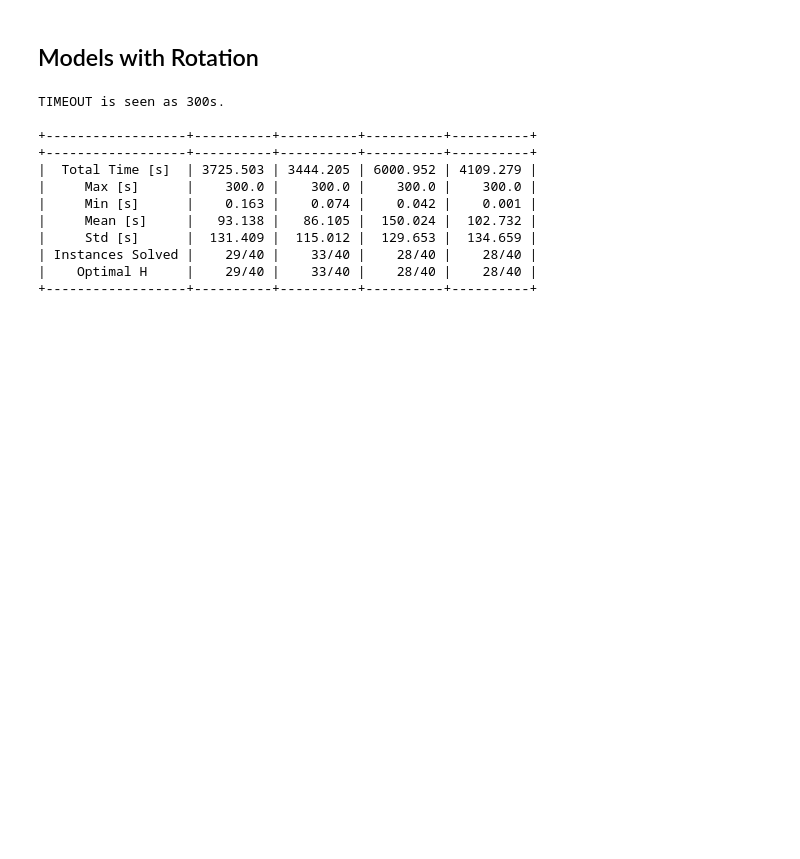
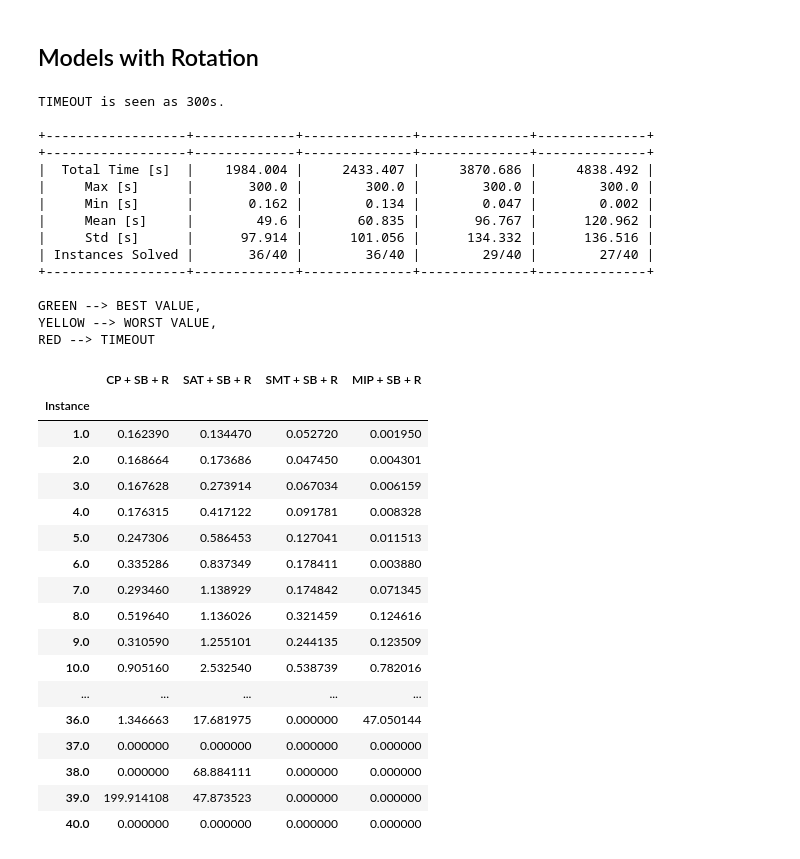
Before and after one commit to DitucSpa/VLSI, a Jupyter notebook: results.ipynb, the cells around one changed output. Saved outputs shown, nothing was run; the diff lists cells and outputs as text; code cells hidden in the pictures; blank space fills up the shorter version.

```diff
--- a/results.ipynb
+++ b/results.ipynb
@@ -97,26 +81,49 @@ res.style.apply(highlight_max, axis=1).apply(highlight_min, axis=1).apply(highli
 ## Models with Rotation
 # %%
 results = pd.read_csv('utils/datasets/results_rotation.csv')
-Statistics({'CP':results['time_CP'],
-            'SAT':results['time_SAT'],
-            'SMT':results['time_SMT'],
-            'MIP':results['time_MIP']},
-           {'h_min':results['h_min'],
-            'CP':results['h_CP'],
-            'SAT':results['h_SAT'],
-            'SMT':results['h_SMT'],
-            'MIP':results['h_MIP']},
+Statistics({'CP + SB + R':results['CP + SB + R'],
+            'SAT + SB + R':results['SAT + SB + R'],
+            'SMT + SB + R':results['SMT + SB + R'],
+            'MIP + SB + R':results['MIP + SB + R']},
             timeout=300)
+results = results.replace('TIMEOUT', 0)
+results = results.astype(float)
+results = results.reset_index(drop=True)
+results = results.set_index("Instance")
+print()
+print('GREEN --> BEST VALUE,\nYELLOW --> WORST VALUE,\nRED --> TIMEOUT')
+results.style.apply(highlight_max, axis=1).apply(highlight_min, axis=1).apply(highlight_timeout, axis=1).set_properties(**{'border-top': '2px solid', 'border-bottom': '2px solid'}, axis=1)
 # %% [output]
 TIMEOUT is seen as 300s.
 
-+------------------+----------+----------+----------+----------+
-+------------------+----------+----------+----------+----------+
-|  Total Time [s]  | 3725.503 | 3444.205 | 6000.952 | 4109.279 |
-|     Max [s]      |    300.0 |    300.0 |    300.0 |    300.0 |
-|     Min [s]      |    0.163 |    0.074 |    0.042 |    0.001 |
-|     Mean [s]     |   93.138 |   86.105 |  150.024 |  102.732 |
-|     Std [s]      |  131.409 |  115.012 |  129.653 |  134.659 |
-| Instances Solved |    29/40 |    33/40 |    28/40 |    28/40 |
-|    Optimal H     |    29/40 |    33/40 |    28/40 |    28/40 |
-+------------------+----------+----------+----------+----------+
++------------------+-------------+--------------+--------------+--------------+
++------------------+-------------+--------------+--------------+--------------+
+|  Total Time [s]  |    1984.004 |     2433.407 |     3870.686 |     4838.492 |
+|     Max [s]      |       300.0 |        300.0 |        300.0 |        300.0 |
+|     Min [s]      |       0.162 |        0.134 |        0.047 |        0.002 |
+|     Mean [s]     |        49.6 |       60.835 |       96.767 |      120.962 |
+|     Std [s]      |      97.914 |      101.056 |      134.332 |      136.516 |
+| Instances Solved |       36/40 |        36/40 |        29/40 |        27/40 |
++------------------+-------------+--------------+--------------+--------------+
+
+GREEN --> BEST VALUE,
+YELLOW --> WORST VALUE,
+RED --> TIMEOUT
+|  | CP + SB + R | SAT + SB + R | SMT + SB + R | MIP + SB + R |
+| Instance |  |  |  |  |
+| 1.0 | 0.162390 | 0.134470 | 0.052720 | 0.001950 |
+| 2.0 | 0.168664 | 0.173686 | 0.047450 | 0.004301 |
+| 3.0 | 0.167628 | 0.273914 | 0.067034 | 0.006159 |
+| 4.0 | 0.176315 | 0.417122 | 0.091781 | 0.008328 |
+| 5.0 | 0.247306 | 0.586453 | 0.127041 | 0.011513 |
+| 6.0 | 0.335286 | 0.837349 | 0.178411 | 0.003880 |
+| 7.0 | 0.293460 | 1.138929 | 0.174842 | 0.071345 |
+| 8.0 | 0.519640 | 1.136026 | 0.321459 | 0.124616 |
+| 9.0 | 0.310590 | 1.255101 | 0.244135 | 0.123509 |
+| 10.0 | 0.905160 | 2.532540 | 0.538739 | 0.782016 |
+| ... | ... | ... | ... | ... |
+| 36.0 | 1.346663 | 17.681975 | 0.000000 | 47.050144 |
+| 37.0 | 0.000000 | 0.000000 | 0.000000 | 0.000000 |
+| 38.0 | 0.000000 | 68.884111 | 0.000000 | 0.000000 |
+| 39.0 | 199.914108 | 47.873523 | 0.000000 | 0.000000 |
+| 40.0 | 0.000000 | 0.000000 | 0.000000 | 0.000000 |
```
Also changed, not shown: parts of 7 cells of this notebook, 2 other files.
